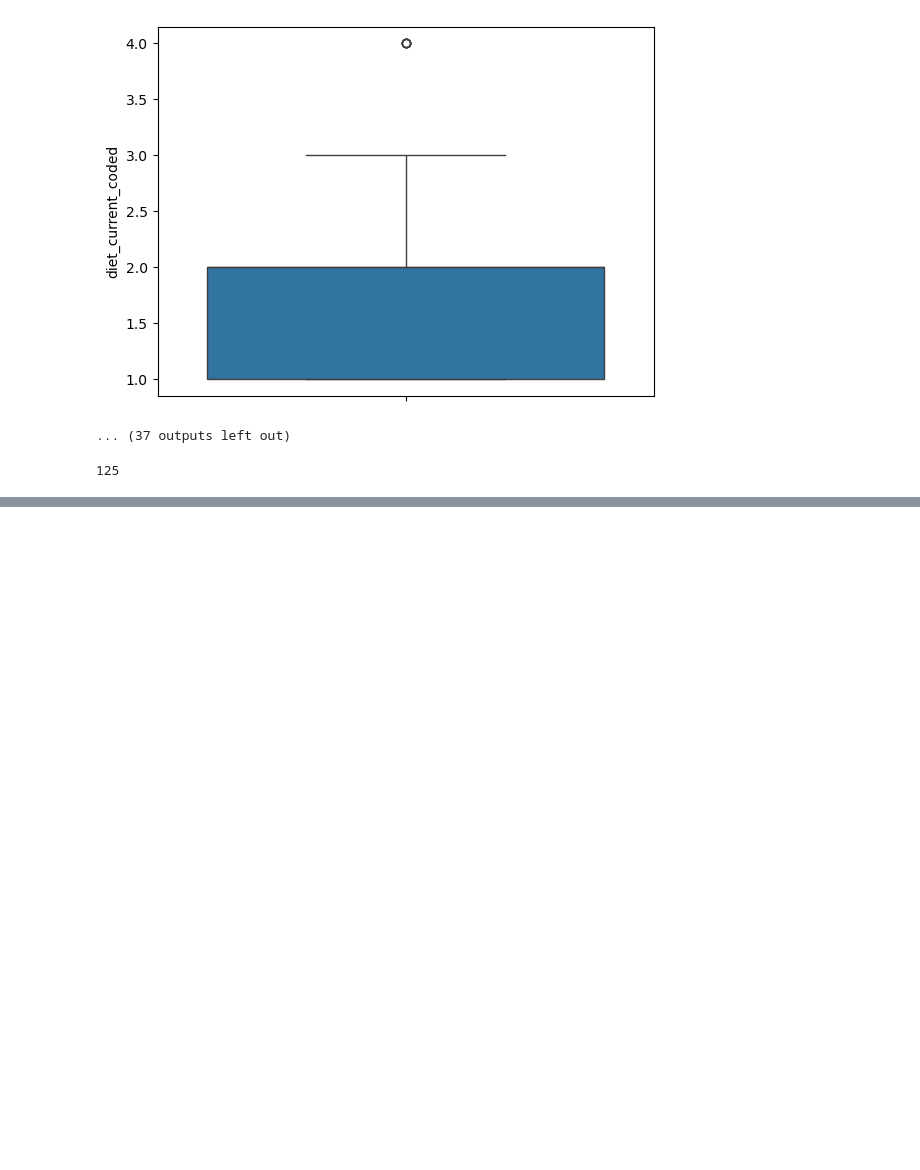
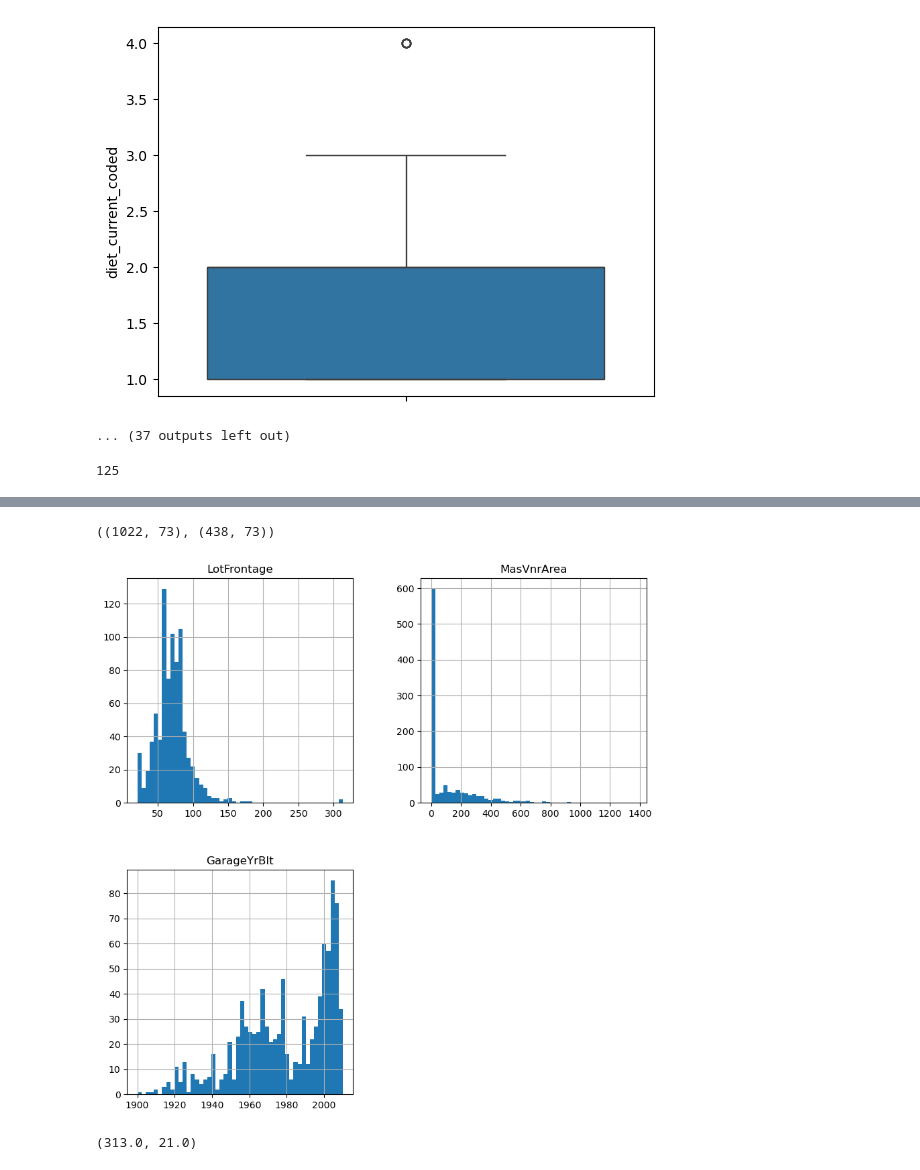
Before and after one commit to Ardavaa/week3, a Jupyter notebook: main.ipynb, the cells around one changed output, grey strips where cells are left out. Cells and saved outputs as stored; diff of their text form; code cells hidden in the pictures; blank space fills up the shorter version.

```diff
--- a/main.ipynb
+++ b/main.ipynb
@@ -1302,0 +1495,4 @@ len(df_fdc)
+# %%
+highest_cols = ['Id', 'Alley', 'MasVnrType', 'FireplaceQu', 'PoolQC', 'Fence', 'MiscFeature']
+
+df_hsp[highest_cols].isna().sum() / len(df_hsp)
@@ -1302,0 +1508,2 @@ len(df_fdc)
+# %%
+df_hsp.drop(highest_cols, axis=1, inplace=True)
@@ -1302,0 +1529,5 @@ len(df_fdc)
+# %%
+# df_hsp.isna().sum().sort_values(ascending=False).head(15)
+
+missing_col = [col for col in df_hsp.columns if df_hsp[col].isna().any()]
+missing_col
@@ -1302,0 +1548,18 @@ len(df_fdc)
+# %%
+X_train, X_test, y_train, y_test = train_test_split(df_hsp.iloc[:,:-1],
+                                                    df_hsp.iloc[:,-1],
+                                                    test_size=0.3,
+                                                    random_state=42)
+
+X_train.shape, X_test.shape
+# %% [output]
+((1022, 73), (438, 73))
+# %%
+X_train[missing_col].hist(bins=50, figsize=(10, 10));
+# %% [output]
+[figure, added]
+# %%
+# fill `LotFrontage` with Arbritary number
+X_train['LotFrontage'].max(), df_hsp['LotFrontage'].min()
+# %% [output]
+(313.0, 21.0)
```
Also changed, not shown: parts of 59 cells of this notebook, 4 other files.
